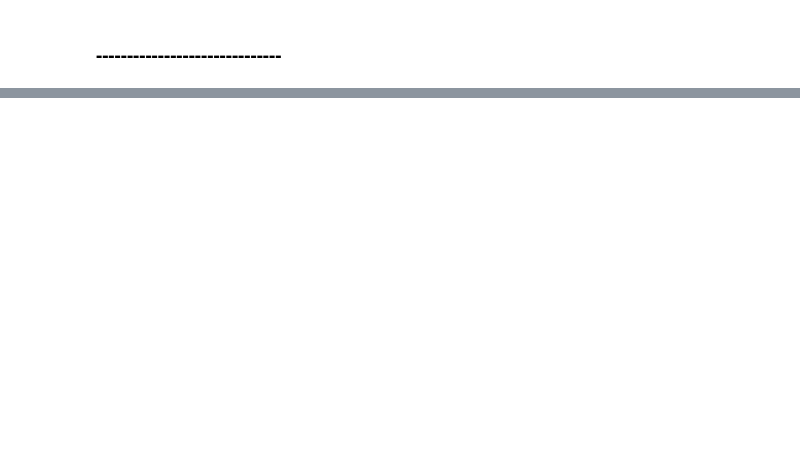
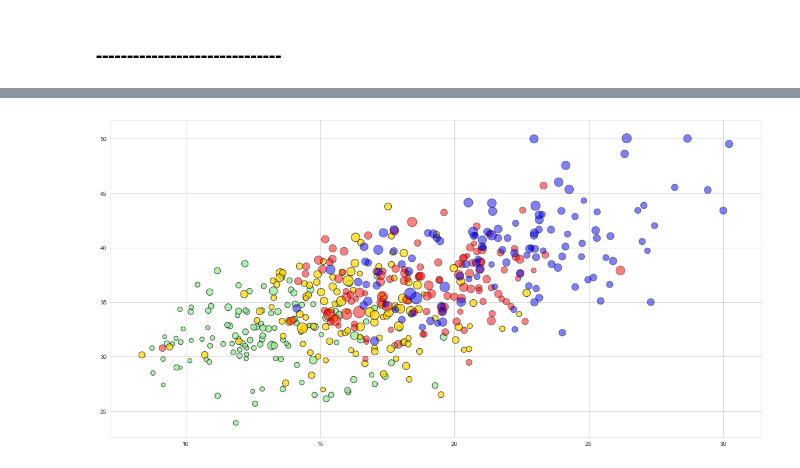
Before and after one commit to PetitsPoissons/Health_Project, a Jupyter notebook: MH_notebook_final.ipynb, the cells around one changed output, grey strips where cells are left out. Drawn from its saved outputs; the diff is of its cells as text; code cells hidden in the pictures; blank space fills up the shorter version.

```diff
--- a/MH_notebook_final.ipynb
+++ b/MH_notebook_final.ipynb
@@ -890,0 +907,17 @@ plt.savefig("MH_bubble_plot.png")
+# %%
+
+UBQ1_lack_health_ins = df[df["quantile"] == 'low']['PS_lack_health_ins']
+UBQ2_lack_health_ins = df[df["quantile"] == 'low-med']['PS_lack_health_ins']
+UBQ3_lack_health_ins = df[df["quantile"] == 'med-high']['PS_lack_health_ins']
+UBQ4_lack_health_ins = df[df["quantile"] == 'high']['PS_lack_health_ins']
+plt.figure(figsize=(20, 10))
+UBQ1 = plt.scatter(UBQ1_current_smoking, UBQ1_less_sleep, s=UBQ1_lack_health_ins*9, facecolors='lightgreen',
+                    linewidths=1, edgecolors='black', alpha=0.75, label="MHQ1")
+UBQ2 = plt.scatter(UBQ2_current_smoking, UBQ2_less_sleep, s=UBQ2_lack_health_ins*9, facecolors='gold',
+                    linewidths=1, edgecolors='black', alpha=0.75, label="MHQ2")
+UBQ3 = plt.scatter(UBQ3_current_smoking, UBQ3_less_sleep, s=UBQ3_lack_health_ins*9, facecolors='red',
+                    linewidths=1, edgecolors='black', alpha=0.5, label="MHQ3")
+UBQ4 = plt.scatter(UBQ4_current_smoking, UBQ4_less_sleep, s=UBQ4_lack_health_ins*9, facecolors='blue',
+                    linewidths=1, edgecolors='black', alpha=0.5, label="MHQ4")
+# %% [output]
+[figure, added]
```
Also changed, not shown: parts of 26 cells of this notebook, 1 other file.
